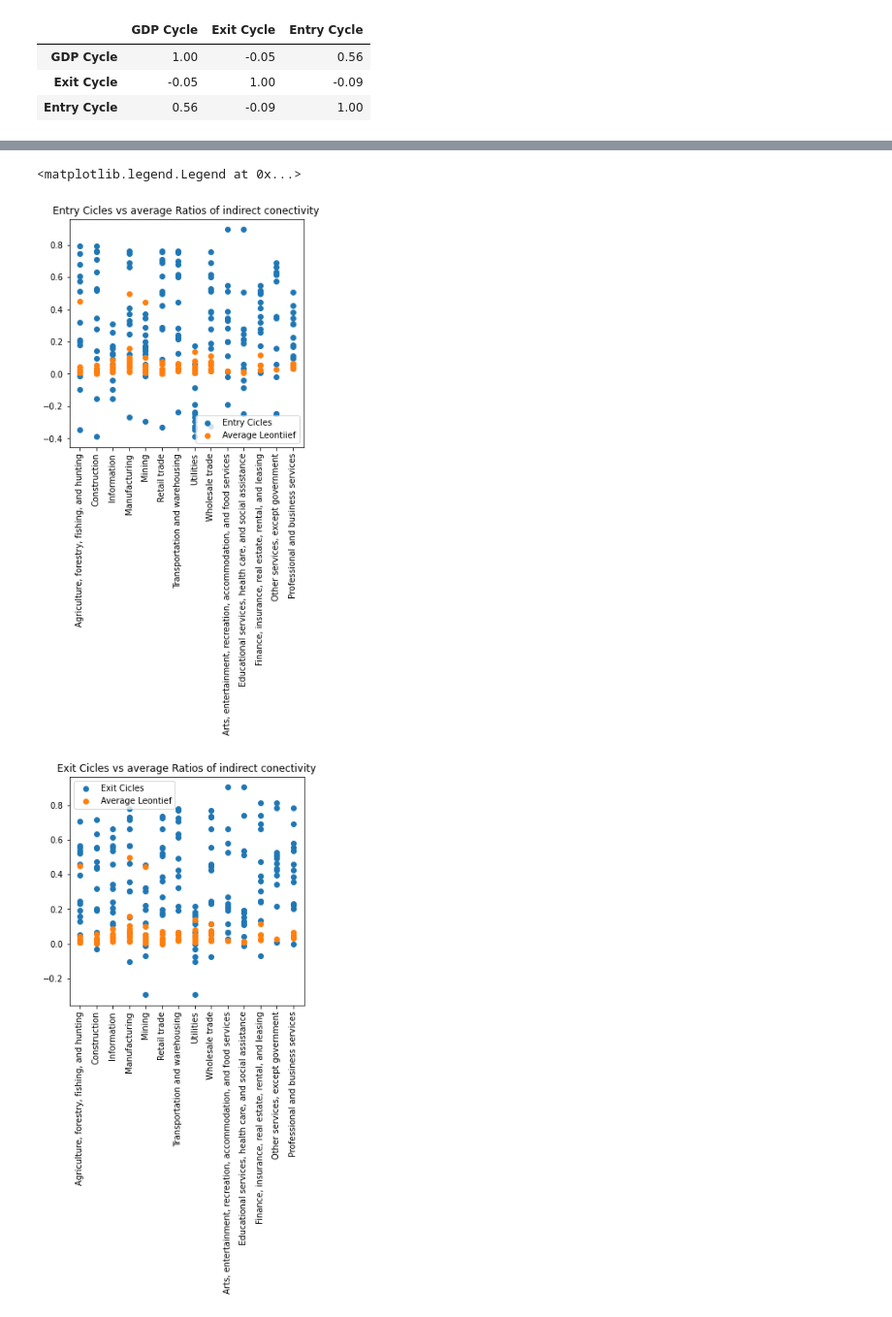
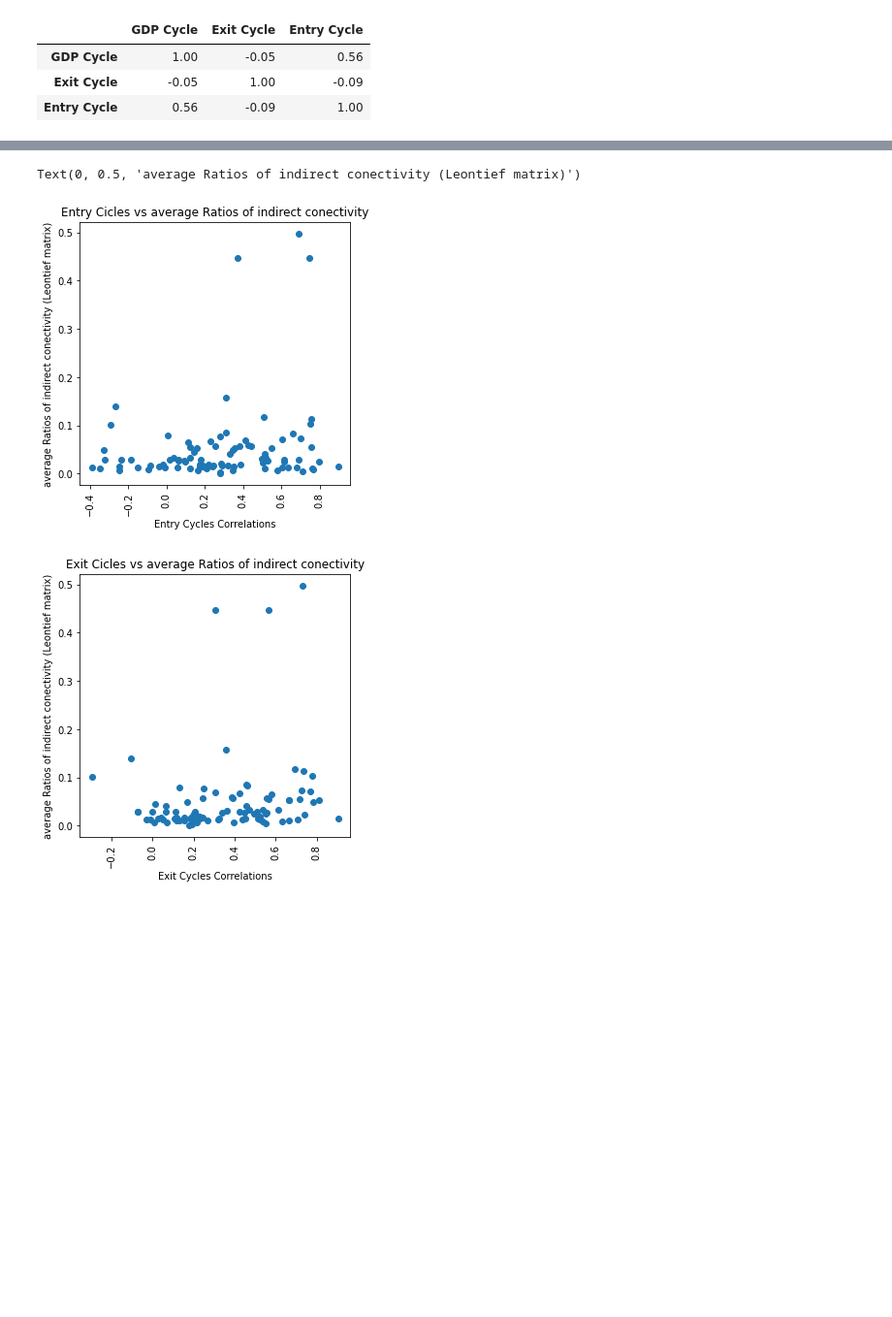
Before and after one commit to gapb2708/HeterogeneousFirms, a Jupyter notebook: Practica 7.ipynb, the cells around one changed output, grey strips where cells are left out. Shown at 97% size. Cells and saved outputs as stored; diff of their text form; code cells hidden in the pictures; blank space fills up the shorter version.

```diff
--- a/Practica 7.ipynb
+++ b/Practica 7.ipynb
@@ -355,31 +348,25 @@ df_average_conectivity_bar=df_average_conectivity_bar.apply(lambda x: round(x, 4
 
 fig, axs = plt.subplots(figsize=(5,5))
 
-x=df_entry_corr.melt().dropna().iloc[:,0]
-y=df_entry_corr.melt().dropna().iloc[:,1]
+x=df_entry_corr.reindex(sorted(df_entry_corr), axis=1).set_index(df_entry_corr.columns).sort_index().melt().value
+y=df_average_conectivity_bar.sort_index().reindex(sorted(df_average_conectivity_bar), axis=1).drop("Government", axis=1).drop("Government").melt().value
 
 plt.scatter(x,y)
 
-x= df_average_conectivity_bar.melt().dropna().iloc[:,0]
-y=df_average_conectivity_bar.melt().dropna().iloc[:,1]
-
-plt.scatter(x,y)
 plt.xticks(rotation = 90)
 plt.title("Entry Cicles vs Γ_bar")
-plt.legend(["Entry Cicles", "γ_bar"])
+plt.xlabel("Entry Cycles Correlations")
+plt.ylabel("Average Conectivity Propagation")
 
 fig, axs = plt.subplots(figsize=(5,5))
 
-x=df_exit_corr.melt().iloc[:,0]
-y=df_exit_corr.melt().iloc[:,1]
+x=df_exit_corr.reindex(sorted(df_exit_corr), axis=1).set_index(df_exit_corr.columns).sort_index().melt().value
+y=df_average_conectivity_bar.sort_index().reindex(sorted(df_average_conectivity_bar), axis=1).drop("Government", axis=1).drop("Government").melt().value
 
 plt.scatter(x,y)
 
-x= df_average_conectivity.melt().dropna().iloc[:,0]
-y=df_average_conectivity.melt().dropna().iloc[:,1]
-
-plt.scatter(x,y)
 plt.xticks(rotation = 90)
 plt.title("Exit Cicles vs Γ_bar")
-plt.legend(["Exit Cicles", "γ_bar"])
+plt.xlabel("Exit Cycles Correlations")
+plt.ylabel("Average Conectivity Propagation")
 # %% [output]
@@ -398,50 +385,44 @@ average_Leontief=np.zeros(df_Leontief.shape)
 for col in range (df_Leontief.shape[1]):
     for row in range (df_Leontief.shape[0]):
         if col==row:
             average_Leontief[row,col]= None
         if col<row:
             average_Leontief[row,col]= (df_Leontief.iloc[row,col]+df_Leontief.iloc[col,row])/2
         if col>row:
             average_Leontief[row,col]=None
 
 df_average_Leontief= pd.DataFrame(average_Leontief, columns= df_Leontief.columns)
 df_average_Leontief=df_average_Leontief.apply(lambda x: round(x, 4)).set_index(df_Leontief.index)
 
 #Plotting Scatter plots
 
 fig, axs = plt.subplots(figsize=(5,5))
 
-x=df_entry_corr.melt().dropna().iloc[:,0]
-y=df_entry_corr.melt().dropna().iloc[:,1]
+x=df_entry_corr.reindex(sorted(df_entry_corr), axis=1).set_index(df_entry_corr.columns).sort_index().melt().value
+y=df_average_Leontief.sort_index().reindex(sorted(df_average_Leontief), axis=1).drop("Government", axis=1).drop("Government").melt().value
 
 plt.scatter(x,y)
 
-x= df_average_Leontief.melt().dropna().iloc[:,0]
-y=df_average_Leontief.melt().dropna().iloc[:,1]
-
-plt.scatter(x,y)
 plt.xticks(rotation = 90)
 plt.title("Entry Cicles vs average Ratios of indirect conectivity")
-plt.legend(["Entry Cicles", "Average Leontiief"])
+plt.xlabel("Entry Cycles Correlations")
+plt.ylabel("average Ratios of indirect conectivity (Leontief matrix)")
 
 fig, axs = plt.subplots(figsize=(5,5))
 
-x=df_exit_corr.melt().iloc[:,0]
-y=df_exit_corr.melt().iloc[:,1]
+x=df_exit_corr.reindex(sorted(df_exit_corr), axis=1).set_index(df_exit_corr.columns).sort_index().melt().value
+y=df_average_Leontief.sort_index().reindex(sorted(df_average_Leontief), axis=1).drop("Government", axis=1).drop("Government").melt().value
 
 plt.scatter(x,y)
 
-x= df_average_Leontief.melt().dropna().iloc[:,0]
-y=df_average_Leontief.melt().dropna().iloc[:,1]
-
-plt.scatter(x,y)
 plt.xticks(rotation = 90)
 plt.title("Exit Cicles vs average Ratios of indirect conectivity")
-plt.legend(["Exit Cicles", "Average Leontief"])
+plt.xlabel("Exit Cycles Correlations")
+plt.ylabel("average Ratios of indirect conectivity (Leontief matrix)")
 # %% [output]
-<matplotlib.legend.Legend at 0x...>
+Text(0, 0.5, 'average Ratios of indirect conectivity (Leontief matrix)')
-[figure, old version]
+[figure, new version]
-[figure, old version]
+[figure, new version]
 # %%
 #Calculating Leontief_bar Matrix
 
```
Also changed, not shown: parts of 4 cells of this notebook.
